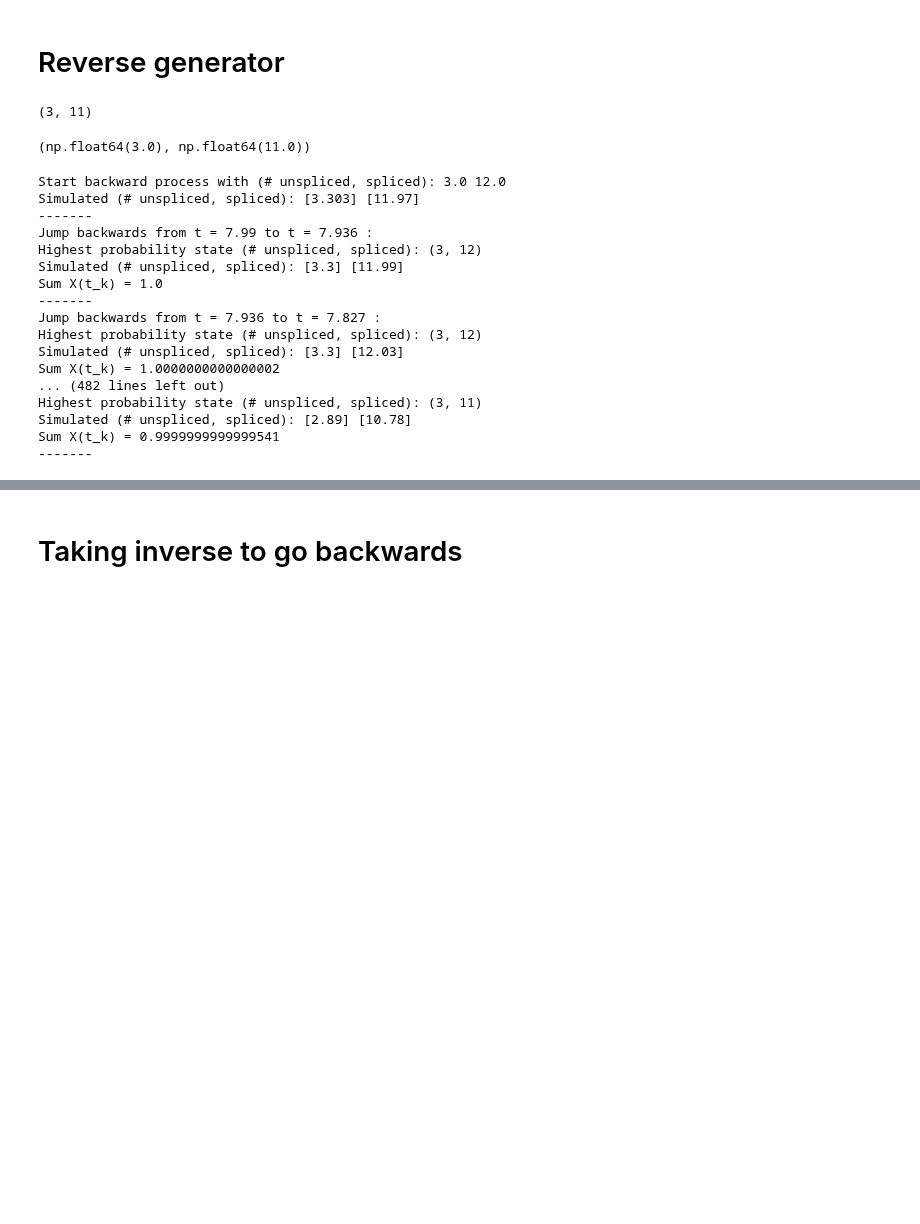
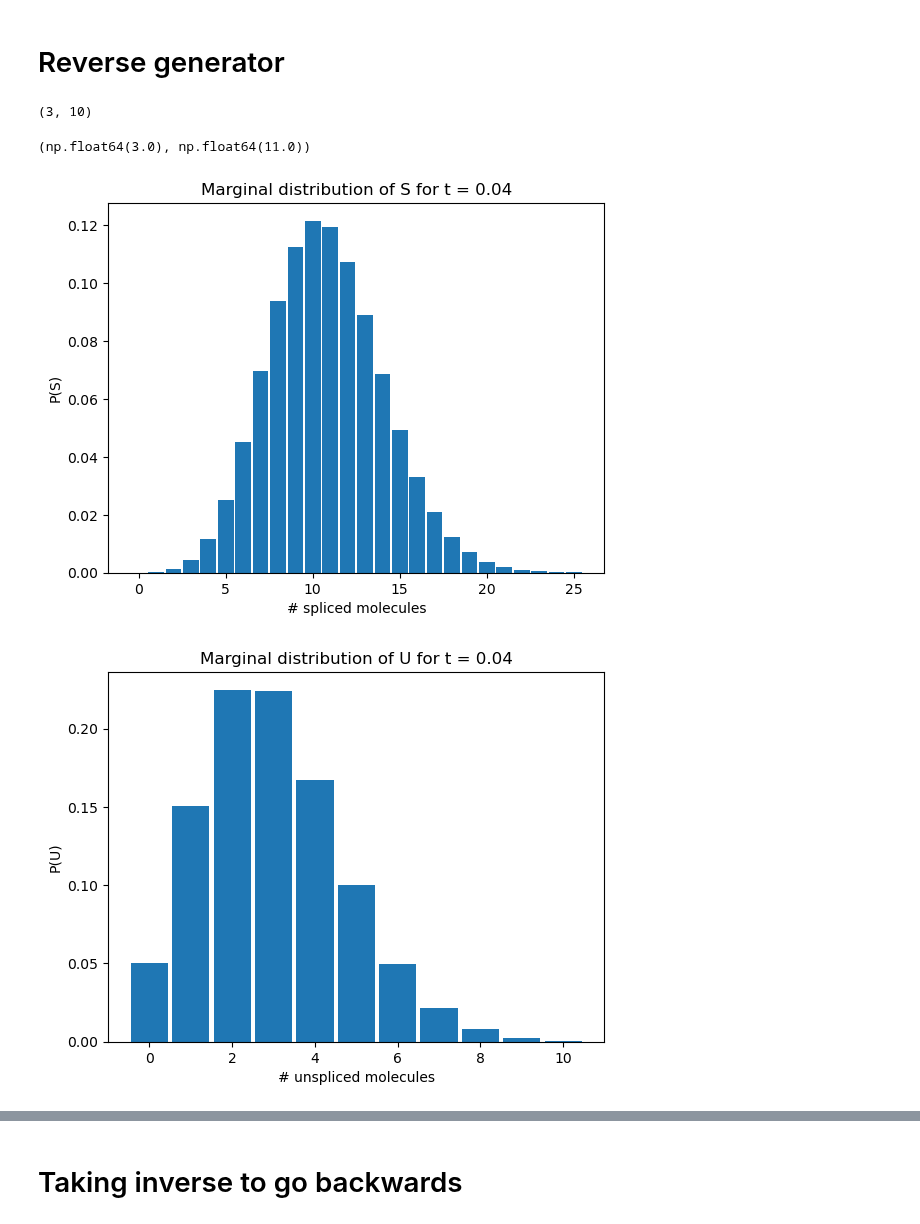
Before and after one commit to reliscu/chronocell_simulations, a Jupyter notebook: testing_new_RNA_history_code.ipynb, the cells around one changed output, grey strips where cells are left out. Drawn from its saved outputs; the diff is of its cells as text; code cells hidden in the pictures; blank space fills up the shorter version.

```diff
--- a/testing_new_RNA_history_code.ipynb
+++ b/testing_new_RNA_history_code.ipynb
@@ -76,16 +77,16 @@ Starting with: u = 3.0 s = 11.0
 # %% [markdown]
 # Reverse generator
 # %%
-# Initialize X_fwd with stationary distribution under steady state
+# Initialize X_fwd with stationary distribution (steady state at t=0)
 
-# alpha0 = a0 * beta
-# rxns0 = define_reactions(alpha0, beta, gamma)
-# A0 = create_transition_matrix(rxns, U_max, S_max)
-pi0 = stationary_from_transition_matrix(A1)
+alpha0 = a0 * beta
+rxns0 = define_reactions(alpha0, beta, gamma) # define_reactions(alpha0, beta, gamma)
+A0 = create_transition_matrix(rxns0, U_max, S_max)
+pi = stationary_from_transition_matrix(A0)
-# %%
-states[np.argmax(pi0)]
-# %% [output]
-(3, 11)
+# %%
+states[np.argmax(pi)]
+# %% [output]
+(3, 10)
 # %%
 u_curr = np.round(Y[0, :, 0])[0]
 s_curr = np.round(Y[0, :, 1])[0]
@@ -93,40 +94,28 @@ u_curr, s_curr
 # %% [output]
 (np.float64(3.0), np.float64(11.0))
 # %%
-X_fwd_init = np.zeros(shape=(len(states), len(t)))
-X_fwd_init[:, 0] = pi0
-
-X_fwd = forward_distribution(A, X_fwd_init, t, tau, state_grid)
+# Get forward distribution (needed to calculate backward distribution)
+X_fwd = forward_distribution(A, pi, states, t, tau, state_grid)
-# %%
-# Start with observed counts at t = t_max:
-u_curr = np.round(Y[-1, :, 0])[0]
-s_curr = np.round(Y[-1, :, 1])[0]
-x_curr = np.zeros(shape=(A[0].shape[0],), dtype="float")
-x_curr[index_for[(u_curr, s_curr)]] = 1.0
-
-X_bw = np.zeros(shape=(len(states), len(t)))
-X_bw[:, -1] = x_curr
-
-print("Start backward process with (# unspliced, spliced):", u_curr, s_curr)
-print("Simulated (# unspliced, spliced):", np.round(Y[-1, :, 0], 3), np.round(Y[-1, :, 1], 3))
-print("-------")
-
-X_bw = backward_distribution(Y, A, X_bw, X_fwd, states, t, tau, state_grid)
-# %% [output]
-Start backward process with (# unspliced, spliced): 3.0 12.0
-Simulated (# unspliced, spliced): [3.303] [11.97]
--------
-Jump backwards from t = 7.99 to t = 7.936 :
-Highest probability state (# unspliced, spliced): (3, 12)
-Simulated (# unspliced, spliced): [3.3] [11.99]
-Sum X(t_k) = 1.0
--------
-Jump backwards from t = 7.936 to t = 7.827 :
-Highest probability state (# unspliced, spliced): (3, 12)
-Simulated (# unspliced, spliced): [3.3] [12.03]
-Sum X(t_k) = 1.0000000000000002
-... (482 lines left out)
-Highest probability state (# unspliced, spliced): (3, 11)
-Simulated (# unspliced, spliced): [2.89] [10.78]
-Sum X(t_k) = 0.9999999999999541
--------
+# %%
+# Visualize marginals for U and S
+
+X_fwd_U, X_fwd_S = marginal_distribution(X_fwd, U_max, S_max, t, states)
+
+k=1
+
+plt.figure()
+plt.bar(np.arange(0, S_max + 1) , X_fwd_S[:, k], width=0.9, align='center')
+plt.xlabel("# spliced molecules")
+plt.ylabel("P(S)")
+plt.title(f"Marginal distribution of S for t = {np.round(t[k], 2)}")
+plt.show()
+
+plt.figure()
+plt.bar(np.arange(0, U_max + 1) , X_fwd_U[:, k], width=0.9, align='center')
+plt.xlabel("# unspliced molecules")
+plt.ylabel("P(U)")
+plt.title(f"Marginal distribution of U for t = {np.round(t[k], 2)}")
+plt.show()
+# %% [output]
+[figure, added]
+[figure, added]
```
Also changed, not shown: parts of 7 cells of this notebook, 3 other files.
